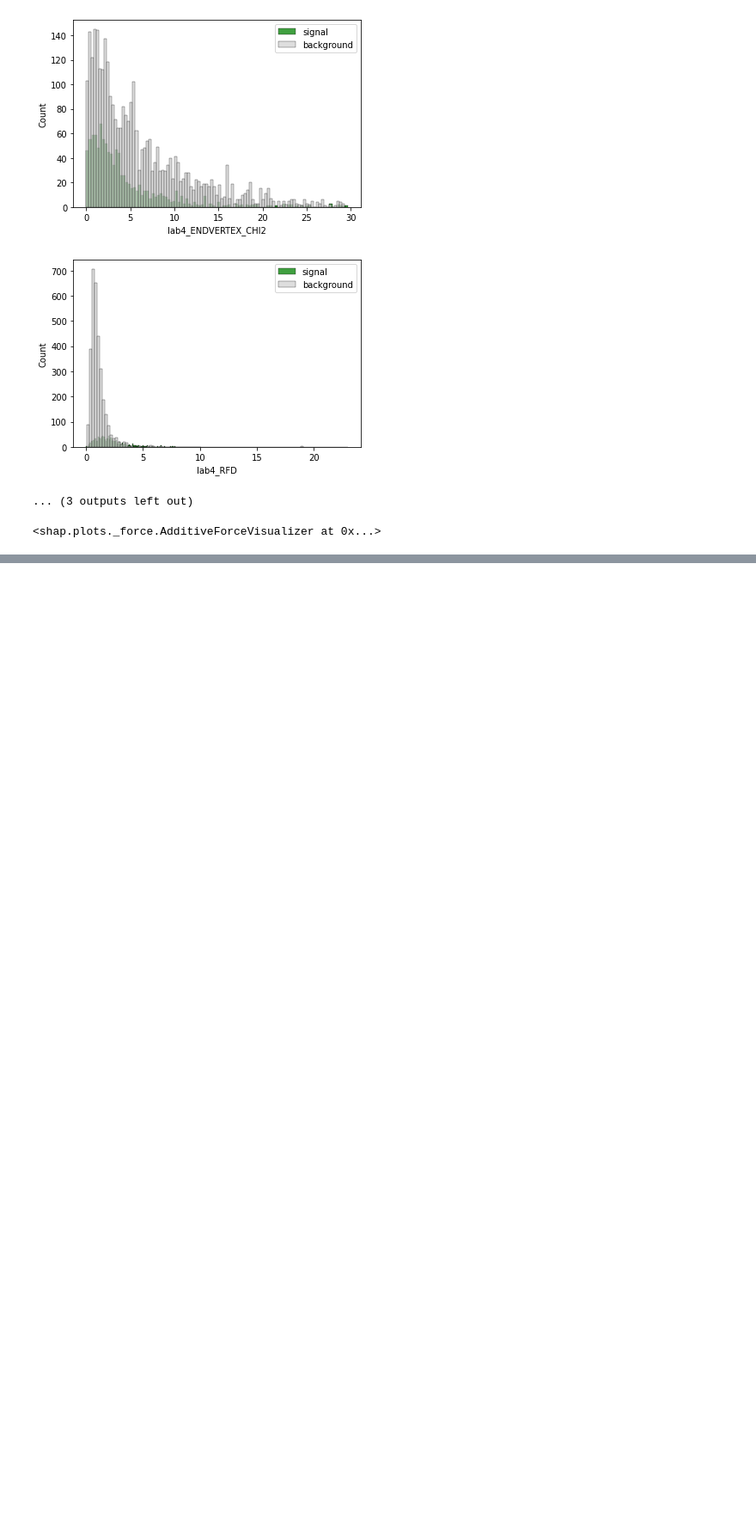
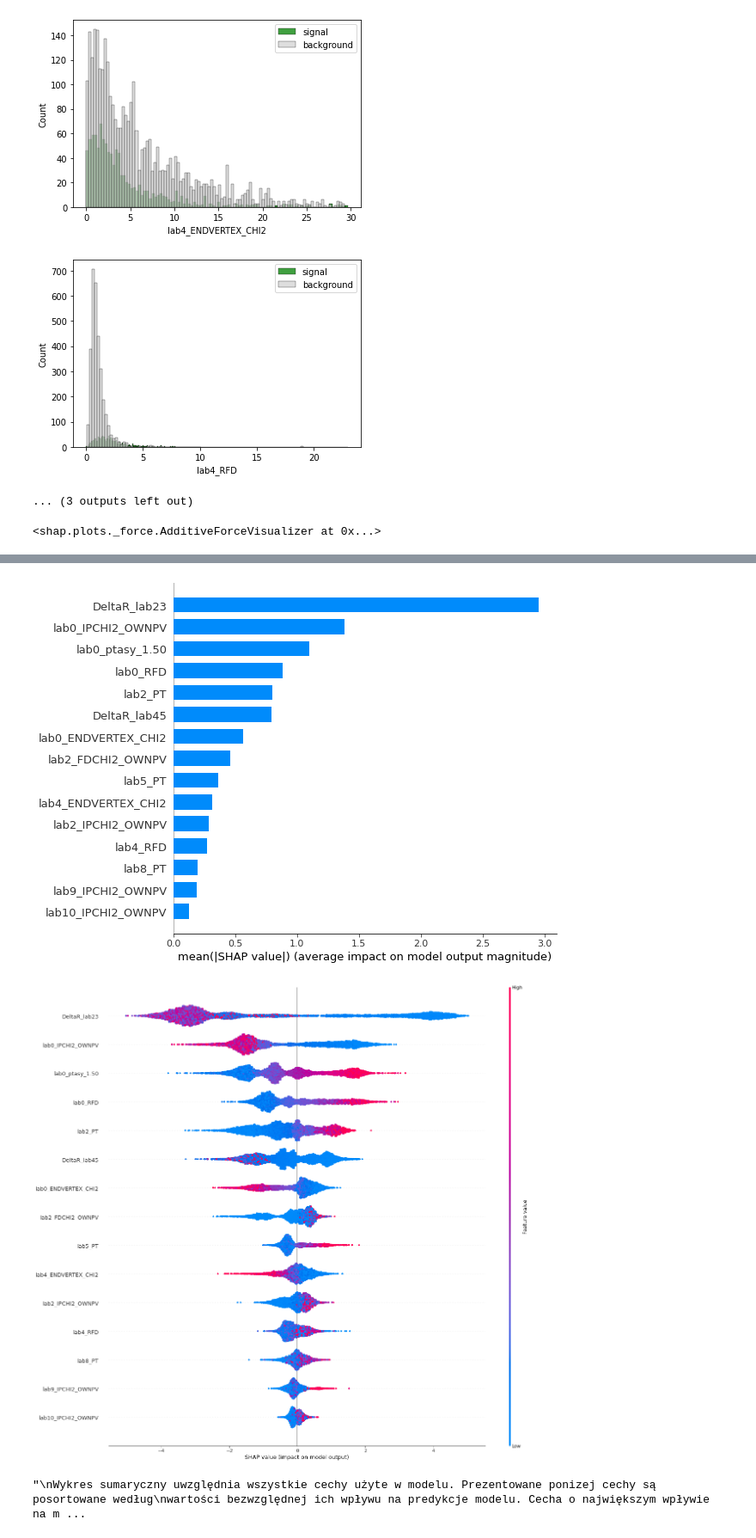
Before and after one commit to tomaszrajchel/thesis, a Jupyter notebook: shap_explanations.ipynb, the cells around one changed output, grey strips where cells are left out. Shown at 86% size. Saved outputs shown, nothing was run; the diff lists cells and outputs as text; code cells hidden in the pictures; blank space fills up the shorter version.

```diff
--- a/shap_explanations.ipynb
+++ b/shap_explanations.ipynb
@@ -78,0 +80,14 @@ Wykres sumaryczny uwzgldnia wszystkie cechy uzyte w modelu. Prezentowane ponizej
+# %%
+# summarize the effects of all the features
+shap.summary_plot(shap_values, X, plot_type="bar")
+shap.summary_plot(shap_values, X, plot_size=(20, 20))
+"""
+Wykres sumaryczny uwzględnia wszystkie cechy użyte w modelu. Prezentowane ponizej cechy są posortowane według
+wartości bezwzględnej ich wpływu na predykcje modelu. Cecha o największym wpływie na model to 'DeltaR_lab23', a ta
+o najmniejszym wpływie na model to 'lab10_IPCHI2_OWNPV'. Ponadto patrząc na przykład na cechę 'DeltaR_lab23'
+można zauważyć, że niskie wartości tej cechy (niebieski kolor) mocno wpływają na zaklasyfikowanie próby jako sygnał.
+"""
+# %% [output]
+[figure, added]
+[figure, added]
+"\nWykres sumaryczny uwzględnia wszystkie cechy użyte w modelu. Prezentowane ponizej cechy są posortowane według\nwartości bezwzględnej ich wpływu na predykcje modelu. Cecha o największym wpływie na m ...
```
Also changed, not shown: parts of 8 cells of this notebook, 1 other file.
